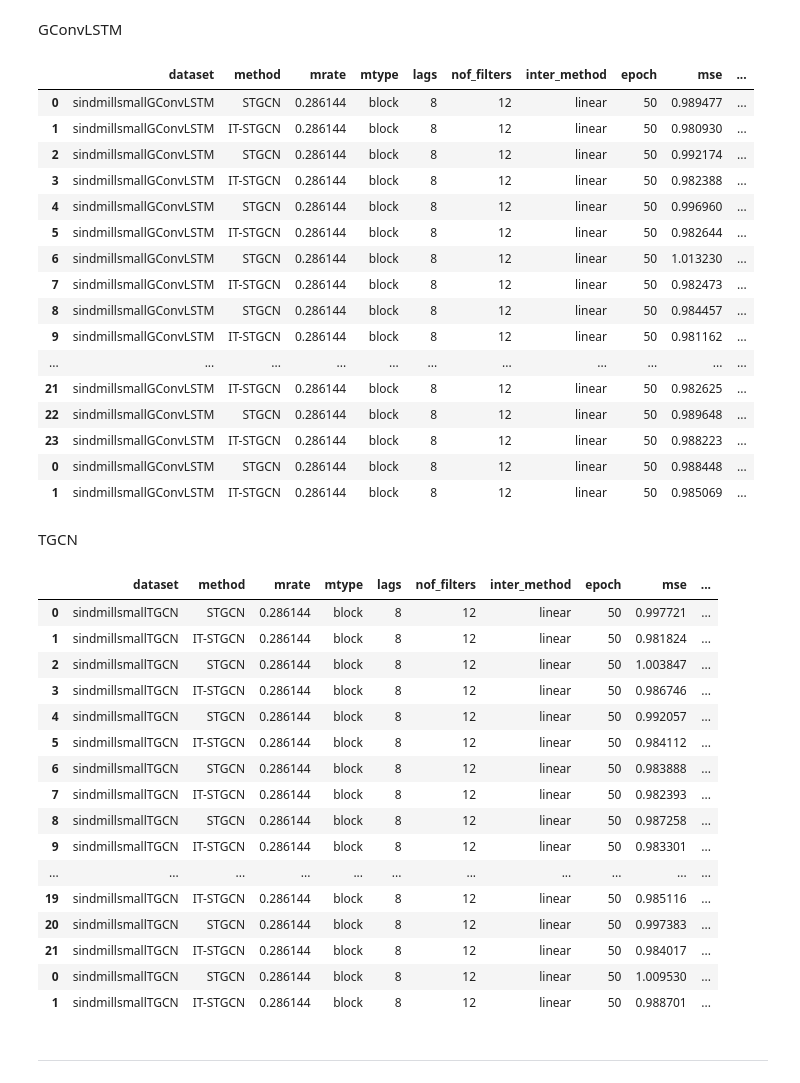
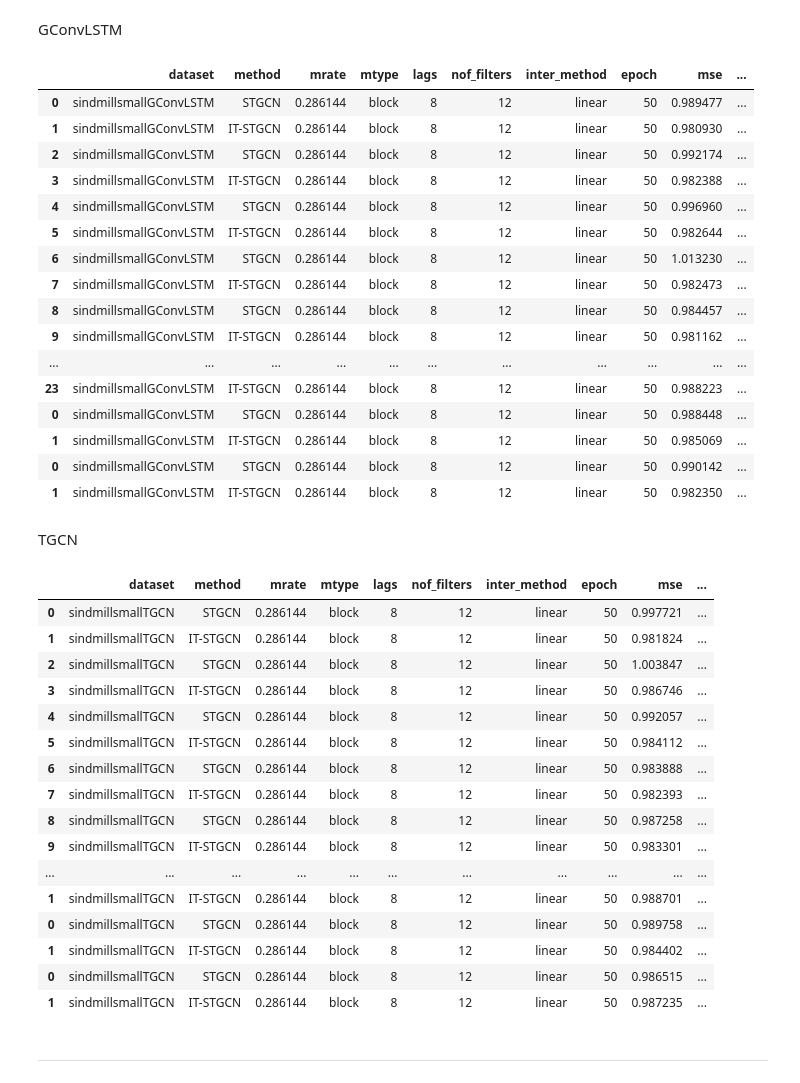
Before and after one commit to seoyeonc/ITTGNN_blog, a Jupyter notebook: posts/2_research/done.ipynb, the cells around one changed output. Drawn from its saved outputs; the diff is of its cells as text; code cells hidden in the pictures.

```diff
--- a/posts/2_research/done.ipynb
+++ b/posts/2_research/done.ipynb
@@ -247,7 +255,8 @@ pd.concat([pd.read_csv('./simulation_results/windmillsmall_block_186_EvolveGCNO.
 GConvLSTM
 # %%
 pd.concat([pd.read_csv('./simulation_results/windmillsmall_block_186_GConvLSTM.csv').iloc[:,1:-1], # 1 ~ 12
-           pd.read_csv('./simulation_results/2024-03-09_19-05-13.csv'),
+           pd.read_csv('./simulation_results/2024-03-09_19-05-13.csv'), # 13
+           pd.read_csv('./simulation_results/2024-03-10_03-19-57.csv'), # 14
           ]).assign(model='GConvLSTM')#.iloc[:,1:].assign(dataset='windmillsmall')
 # %% [output]
 |  | dataset | method | mrate | mtype | lags | nof_filters | inter_method | epoch | mse | ... |
@@ -262,35 +271,37 @@ pd.concat([pd.read_csv('./simulation_results/windmillsmall_block_186_GConvLSTM.c
 | 8 | sindmillsmallGConvLSTM | STGCN | 0.286144 | block | 8 | 12 | linear | 50 | 0.984457 | ... |
 | 9 | sindmillsmallGConvLSTM | IT-STGCN | 0.286144 | block | 8 | 12 | linear | 50 | 0.981162 | ... |
 | ... | ... | ... | ... | ... | ... | ... | ... | ... | ... | ... |
-| 21 | sindmillsmallGConvLSTM | IT-STGCN | 0.286144 | block | 8 | 12 | linear | 50 | 0.982625 | ... |
-| 22 | sindmillsmallGConvLSTM | STGCN | 0.286144 | block | 8 | 12 | linear | 50 | 0.989648 | ... |
 | 23 | sindmillsmallGConvLSTM | IT-STGCN | 0.286144 | block | 8 | 12 | linear | 50 | 0.988223 | ... |
 | 0 | sindmillsmallGConvLSTM | STGCN | 0.286144 | block | 8 | 12 | linear | 50 | 0.988448 | ... |
 | 1 | sindmillsmallGConvLSTM | IT-STGCN | 0.286144 | block | 8 | 12 | linear | 50 | 0.985069 | ... |
+| 0 | sindmillsmallGConvLSTM | STGCN | 0.286144 | block | 8 | 12 | linear | 50 | 0.990142 | ... |
+| 1 | sindmillsmallGConvLSTM | IT-STGCN | 0.286144 | block | 8 | 12 | linear | 50 | 0.982350 | ... |
 # %% [markdown]
 TGCN
 # %%
 pd.concat([pd.read_csv('./simulation_results/windmillsmall_block_186_TGCN.csv').iloc[:,1:-1], # 1 ~ 11
-           pd.read_csv('./simulation_results/2024-03-09_17-07-28.csv'),
+           pd.read_csv('./simulation_results/2024-03-09_17-07-28.csv'), # 12
+           pd.read_csv('./simulation_results/2024-03-09_23-39-03.csv'), # 13
+           pd.read_csv('./simulation_results/2024-03-10_06-04-49.csv'), # 14
           ]).assign(model='TGCN')#.iloc[:,1:].assign(dataset='windmillsmall')
 # %% [output]
 |  | dataset | method | mrate | mtype | lags | nof_filters | inter_method | epoch | mse | ... |
 | 0 | sindmillsmallTGCN | STGCN | 0.286144 | block | 8 | 12 | linear | 50 | 0.997721 | ... |
 | 1 | sindmillsmallTGCN | IT-STGCN | 0.286144 | block | 8 | 12 | linear | 50 | 0.981824 | ... |
 | 2 | sindmillsmallTGCN | STGCN | 0.286144 | block | 8 | 12 | linear | 50 | 1.003847 | ... |
 | 3 | sindmillsmallTGCN | IT-STGCN | 0.286144 | block | 8 | 12 | linear | 50 | 0.986746 | ... |
 | 4 | sindmillsmallTGCN | STGCN | 0.286144 | block | 8 | 12 | linear | 50 | 0.992057 | ... |
 | 5 | sindmillsmallTGCN | IT-STGCN | 0.286144 | block | 8 | 12 | linear | 50 | 0.984112 | ... |
 | 6 | sindmillsmallTGCN | STGCN | 0.286144 | block | 8 | 12 | linear | 50 | 0.983888 | ... |
 | 7 | sindmillsmallTGCN | IT-STGCN | 0.286144 | block | 8 | 12 | linear | 50 | 0.982393 | ... |
 | 8 | sindmillsmallTGCN | STGCN | 0.286144 | block | 8 | 12 | linear | 50 | 0.987258 | ... |
 | 9 | sindmillsmallTGCN | IT-STGCN | 0.286144 | block | 8 | 12 | linear | 50 | 0.983301 | ... |
 | ... | ... | ... | ... | ... | ... | ... | ... | ... | ... | ... |
-| 19 | sindmillsmallTGCN | IT-STGCN | 0.286144 | block | 8 | 12 | linear | 50 | 0.985116 | ... |
-| 20 | sindmillsmallTGCN | STGCN | 0.286144 | block | 8 | 12 | linear | 50 | 0.997383 | ... |
-| 21 | sindmillsmallTGCN | IT-STGCN | 0.286144 | block | 8 | 12 | linear | 50 | 0.984017 | ... |
-| 0 | sindmillsmallTGCN | STGCN | 0.286144 | block | 8 | 12 | linear | 50 | 1.009530 | ... |
 | 1 | sindmillsmallTGCN | IT-STGCN | 0.286144 | block | 8 | 12 | linear | 50 | 0.988701 | ... |
+| 0 | sindmillsmallTGCN | STGCN | 0.286144 | block | 8 | 12 | linear | 50 | 0.989758 | ... |
+| 1 | sindmillsmallTGCN | IT-STGCN | 0.286144 | block | 8 | 12 | linear | 50 | 0.984402 | ... |
+| 0 | sindmillsmallTGCN | STGCN | 0.286144 | block | 8 | 12 | linear | 50 | 0.986515 | ... |
+| 1 | sindmillsmallTGCN | IT-STGCN | 0.286144 | block | 8 | 12 | linear | 50 | 0.987235 | ... |
 # %% [markdown]
 ---
 # %% [markdown]
```
Also changed, not shown: parts of 6 cells of this notebook, 11 other files.
